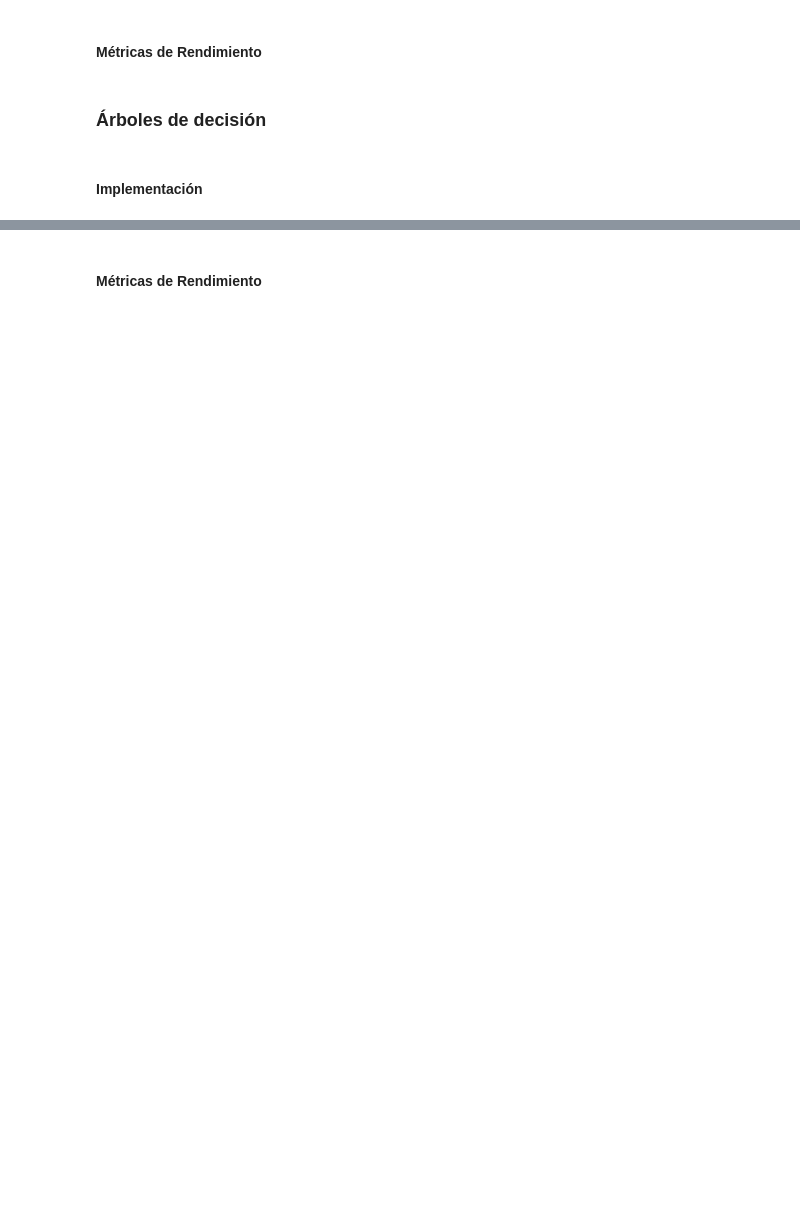
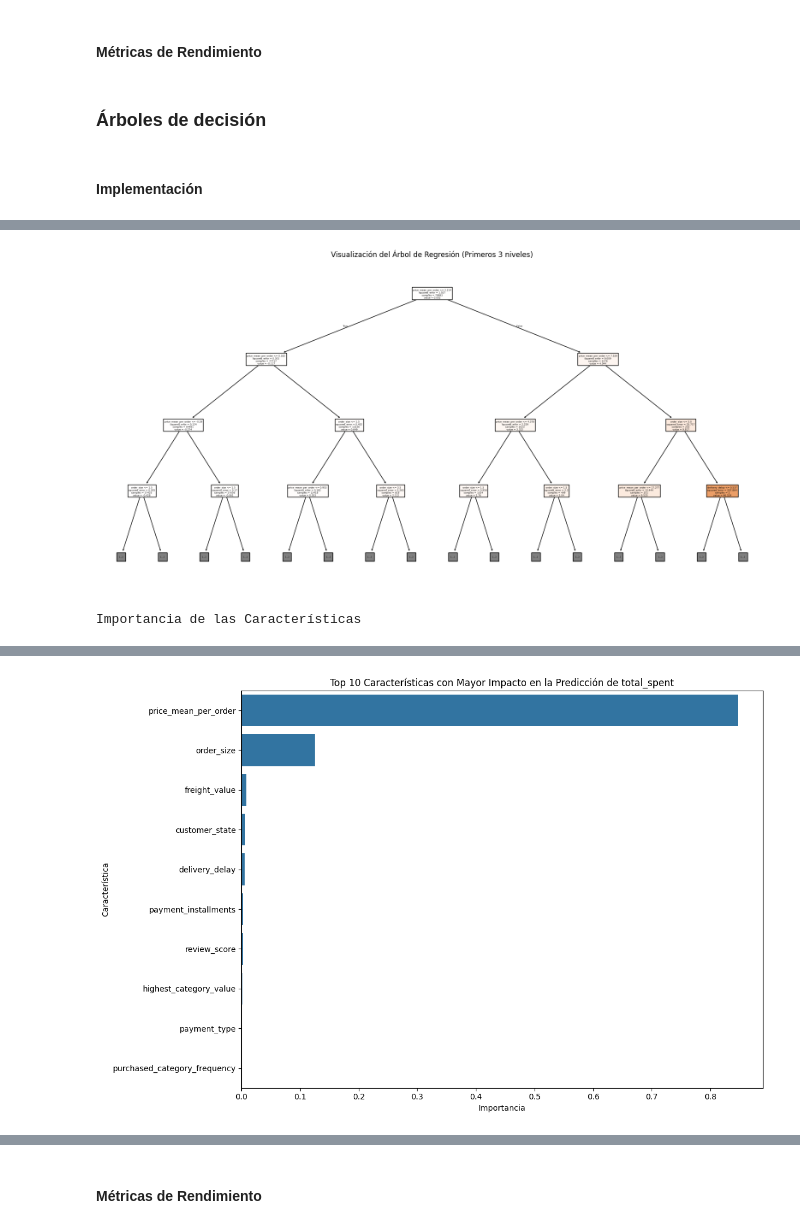
Before and after one commit to paulabaal12/PROY3-DM, a Jupyter notebook: Entrega 2/main.ipynb, the cells around one changed output, grey strips where cells are left out. Cells and saved outputs as stored; diff of their text form; code cells hidden in the pictures; blank space fills up the shorter version.

```diff
--- a/Entrega 2/main.ipynb
+++ b/Entrega 2/main.ipynb
@@ -167,0 +169,77 @@ Shape de y_test: (19999,)
+# %%
+
+import pandas as pd
+from sklearn.tree import export_graphviz, plot_tree
+from IPython.display import display
+
+X_train, X_test, y_train, y_test = train_test_split(
+    X,
+    y,
+    test_size=0.2,
+    random_state=16
+)
+
+# Verificar dimensiones
+print("Shape de X_train:", X_train.shape)
+print("Shape de X_test:", X_test.shape)
+print("Shape de y_train:", y_train.shape)
+print("Shape de y_test:", y_test.shape)
+
+# Entrenamiento
+start_time = time.time()
+tree_reg = DecisionTreeRegressor(random_state=42)
+tree_reg.fit(X_train, y_train)
+training_time = time.time() - start_time
+
+print(f"Tiempo de entrenamiento: {training_time:.4f} segundos")
+
+# Visualización del árbol (limitado a 3 niveles)
+plt.figure(figsize=(20, 10))
+tree.plot_tree(tree_reg, max_depth=3, filled=True, feature_names=X_train.columns)
+plt.title("Visualización del Árbol de Regresión (Primeros 3 niveles)")
+plt.show()
+
+
+feature_importance = pd.DataFrame({
+    'Característica': X_train.columns,
+    'Importancia': tree_reg.feature_importances_
+}).sort_values('Importancia', ascending=False)
+
+# Mostrar las características importantes en una tabla bonita
+display(feature_importance.style.background_gradient(cmap='coolwarm').set_caption("Importancia de las Características"))
+
+print("\n--- Top 10 Características más Importantes ---")
+print(feature_importance.head(10))
+
+plt.figure(figsize=(12, 8))
+sns.barplot(x='Importancia', y='Característica', data=feature_importance.head(10))
+plt.title('Top 10 Características con Mayor Impacto en la Predicción de total_spent')
+plt.tight_layout()
+plt.show()
+
+# Predicciones
+y_pred_tree = tree_reg.predict(X_test)
+
+# Curva de aprendizaje
+train_sizes, train_scores, test_scores = learning_curve(
+    tree_reg, X, y,
+    train_sizes=np.linspace(0.1, 1.0, 10),
+    cv=5,
+    scoring='neg_mean_squared_error',
+    n_jobs=-1
+)
+
+# Convertir MSE a RMSE
+train_rmse = np.sqrt(-train_scores.mean(axis=1))
+test_rmse = np.sqrt(-test_scores.mean(axis=1))
+
+plt.figure(figsize=(12, 6))
+plt.plot(train_sizes, train_rmse, 'o-', color='r', label='Entrenamiento RMSE')
+plt.plot(train_sizes, test_rmse, 'o-', color='g', label='Validación RMSE')
+plt.xlabel('Tamaño de muestra de entrenamiento')
+plt.ylabel('RMSE')
+plt.title('Curva de Aprendizaje - Árbol de Regresión')
+plt.legend(loc='best')
+plt.grid(True)
+plt.show()
+# %% [output]
@@ -167,0 +251,2 @@ Shape de y_test: (19999,)
+[figure, added]
+Importancia de las Características
@@ -167,0 +276 @@ Shape de y_test: (19999,)
+[figure, added]
```
Also changed, not shown: parts of 8 cells of this notebook.
